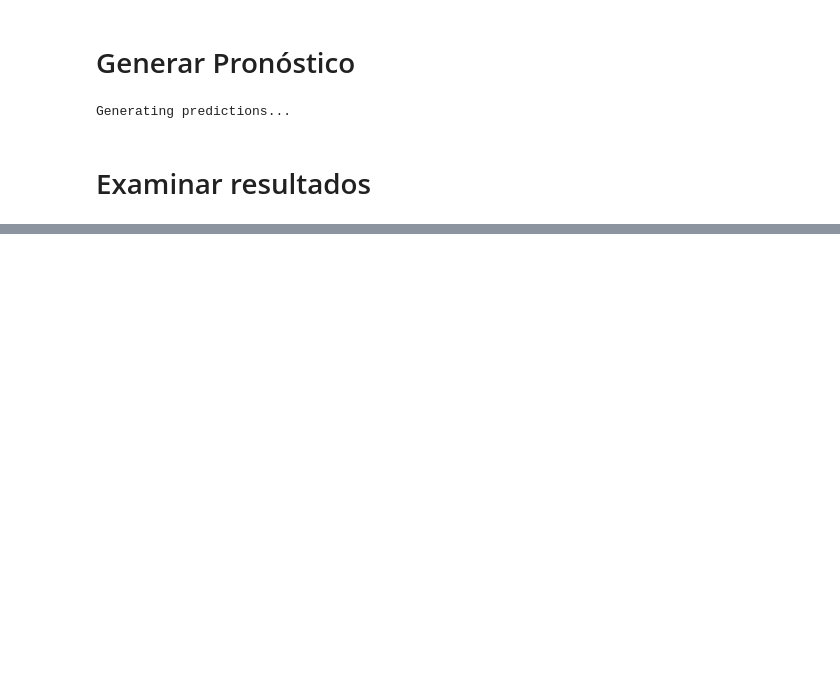
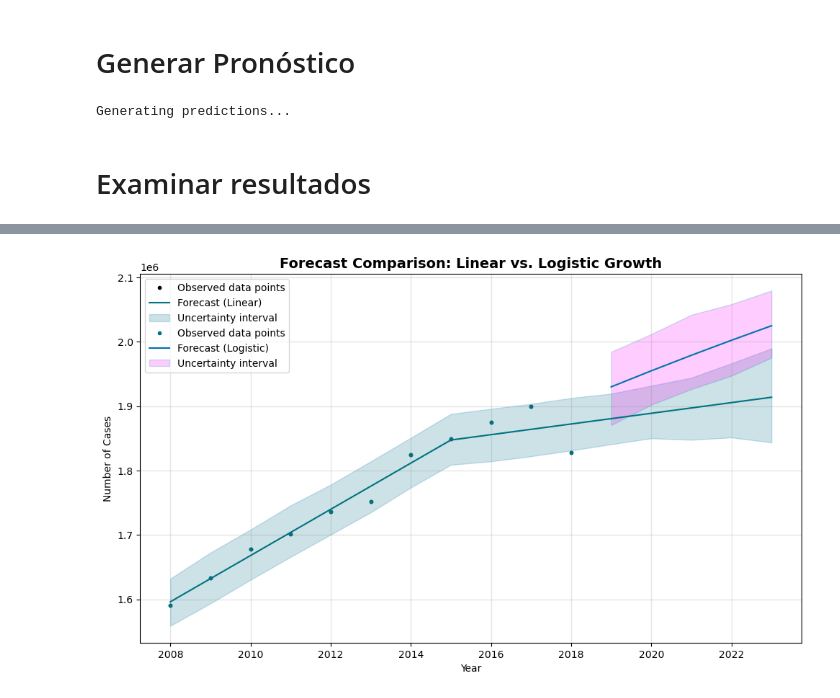
Before and after one commit to jsancheg/Europe_Cancer_Incidence, a Jupyter notebook: src/models/EDA Series.ipynb, the cells around one changed output, grey strips where cells are left out. Cells and saved outputs as stored; diff of their text form; code cells hidden in the pictures; blank space fills up the shorter version.

```diff
--- a/src/models/EDA Series.ipynb
+++ b/src/models/EDA Series.ipynb
@@ -1057,6 +1061,19 @@ print(future2_forecast)
 future1_forecast['prediction_interval'] = future1_forecast['yhat_upper'] - future1_forecast['yhat_lower']
 future2_forecast['prediction_interval'] = future1_forecast['yhat_upper'] - future2_forecast['yhat_lower']
 
+future1_forecast['relative_uncertainty'] = np.where(
+    future1_forecast['yhat'] != 0,
+    (future1_forecast['yhat_upper'] - future1_forecast['yhat_lower'])/ future1_forecast['yhat'] * 100,
+    np.nan
+)
+
+future2_forecast['relative_uncertainty'] = np.where(
+    future2_forecast['yhat'] != 0,
+    (future2_forecast['yhat_upper'] - future2_forecast['yhat_lower'])/ future2_forecast['yhat'] * 100,
+    np.nan
+)
+
+
 # Ensure 'yhat' is not
 # %% [output]
 5-year Forecast
@@ -1074,0 +1177,42 @@ future2_forecast['prediction_interval'] = future1_forecast['yhat_upper'] - futur
+# %%
+fig = modelo1.plot(forecast1)
+ax = fig.gca()
+modelo2.plot(
+    future2_forecast,
+    ax = ax,
+    uncertainty = True,
+    plot_cap = True,
+    include_legend = True
+)
+
+lines = ax.lines
+lines[-1].set_color('magenta')
+lines[-1].set_label('Forecast (Logistic)')
+
+# The uncertainty interval lines (yhat_lower and yhat_upper)
+lines[-2].set_color('magenta')
+lines[-3].set_color('magenta')
+
+if True:
+    ax.collections[-1].set_facecolor('magenta')
+    ax.collections[-1].set_alpha(0.2)
+
+lines[1].set_color("#007282") # Revert to Prophet's default line
+lines[1].set_label('Forecast (Linear)')
+
+# Set the color for the LINEAR Uncertainty Bounds (to blue)
+lines[2].set_color('#007282') # Linear yhat_lower
+lines[3].set_color('#0072B2') # Linear yhat_upper
+
+ax.collections[-2].set_facecolor('#007282')
+ax.collections[-2].set_alpha(0.2)
+
+ax.set_title("Forecast Comparison: Linear vs. Logistic Growth", fontsize = 14, fontweight = 'bold')
+ax.set_xlabel("Year")
+ax.set_ylabel("Number of Cases")
+
+
+ax.legend(loc = 'upper left', fontsize = 10)
+plt.show()
+# %% [output]
+[figure, added]
```
Also changed, not shown: parts of 8 cells of this notebook.
